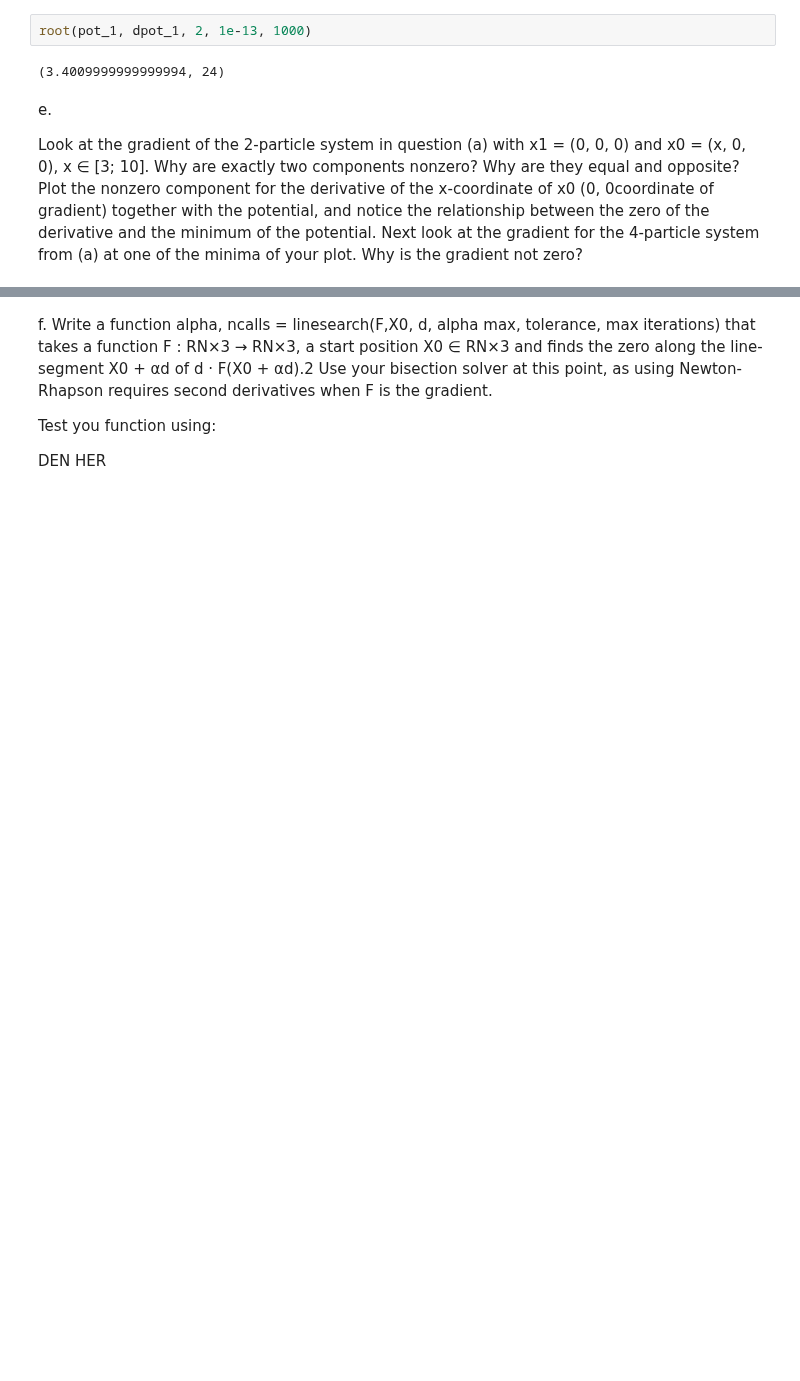
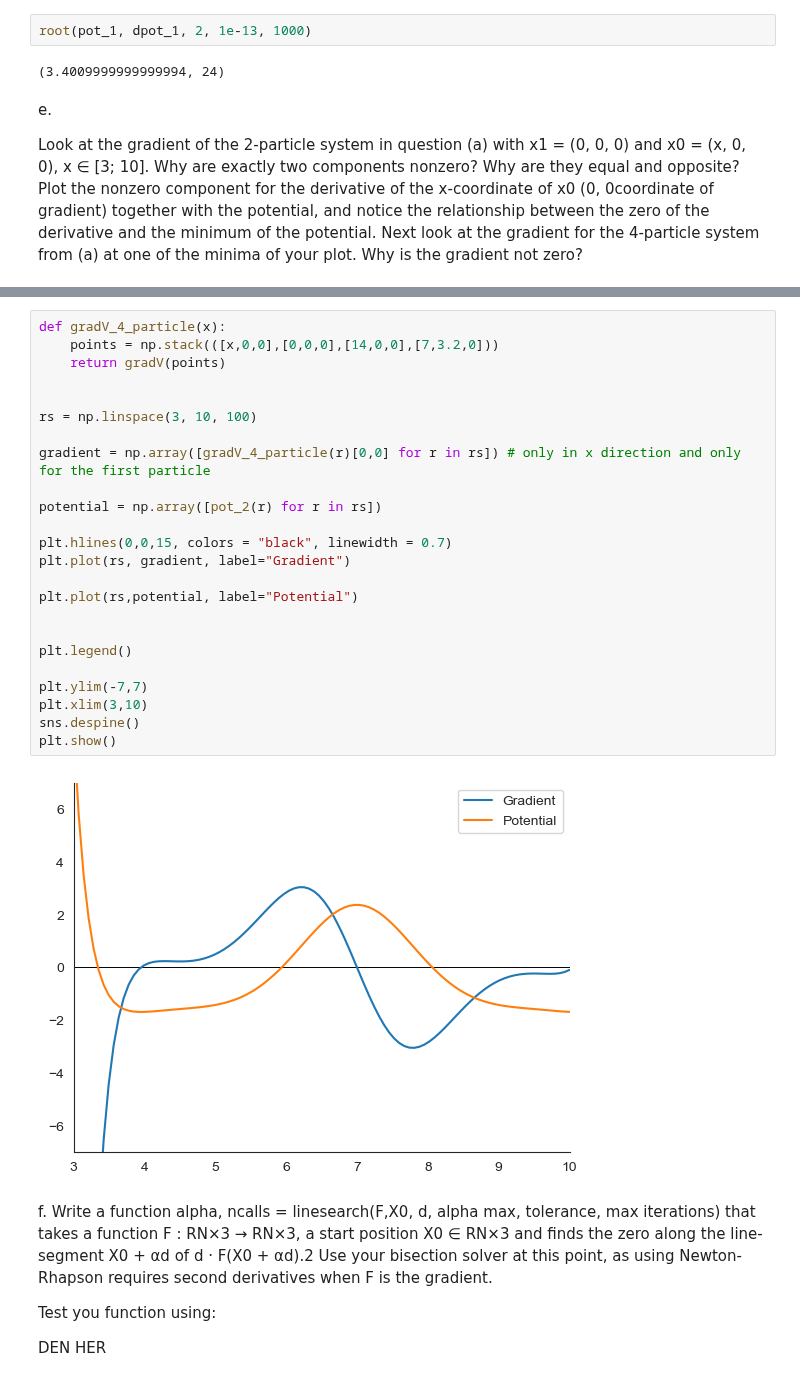
Before and after one commit to JakobSchauser/MscPhysics, a Jupyter notebook: Scientific Computing/Project3/project3.ipynb, the cells around one changed output, grey strips where cells are left out. Saved outputs shown, nothing was run; the diff lists cells and outputs as text; blank space fills up the shorter version.

```diff
--- a/Scientific Computing/Project3/project3.ipynb
+++ b/Scientific Computing/Project3/project3.ipynb
@@ -151,3 +186,29 @@ plt.plot(rs, dpot_1(rs))
+# %%
+def gradV_4_particle(x):
+    points = np.stack(([x,0,0],[0,0,0],[14,0,0],[7,3.2,0]))
+    return gradV(points)
+
+
+rs = np.linspace(3, 10, 100)
+
+gradient = np.array([gradV_4_particle(r)[0,0] for r in rs]) # only in x direction and only for the first particle
+
+potential = np.array([pot_2(r) for r in rs])
+
+plt.hlines(0,0,15, colors = "black", linewidth = 0.7)
+plt.plot(rs, gradient, label="Gradient")
+
+plt.plot(rs,potential, label="Potential")
+
+
+plt.legend()
+
+plt.ylim(-7,7)
+plt.xlim(3,10)
+sns.despine()
+plt.show()
+# %% [output]
+[figure, added]
 # %% [markdown]
 f. Write a function alpha, ncalls = linesearch(F,X0, d, alpha max, tolerance, max iterations) that takes a function F : RN×3 → RN×3, a start position X0 ∈ RN×3 and finds the zero along the line-segment X0 + αd of d · F(X0 + αd).2 Use your bisection solver at this point, as using Newton-Rhapson requires second derivatives when F is the gradient.
 
```
Also changed, not shown: parts of 14 cells of this notebook, 4 other files.
